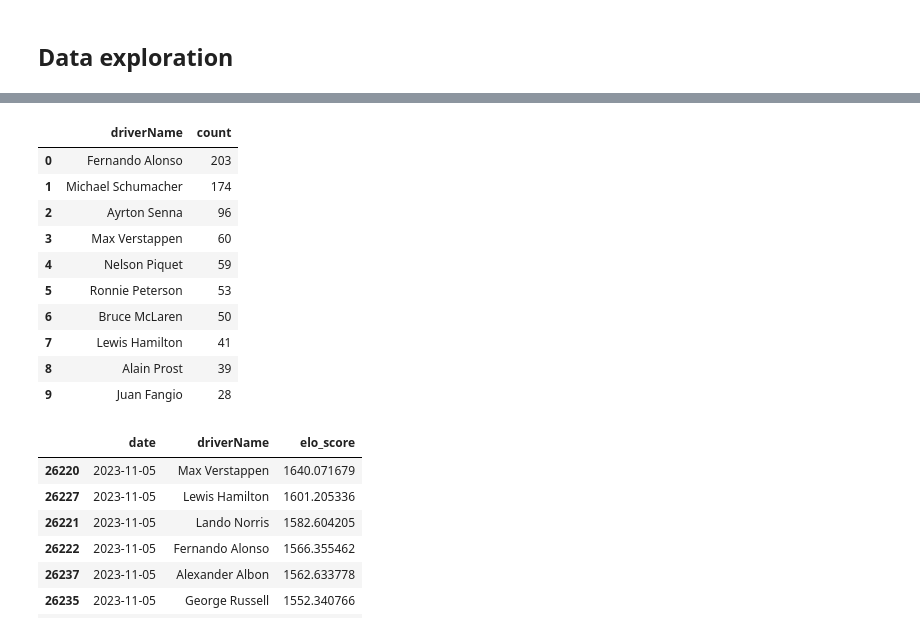
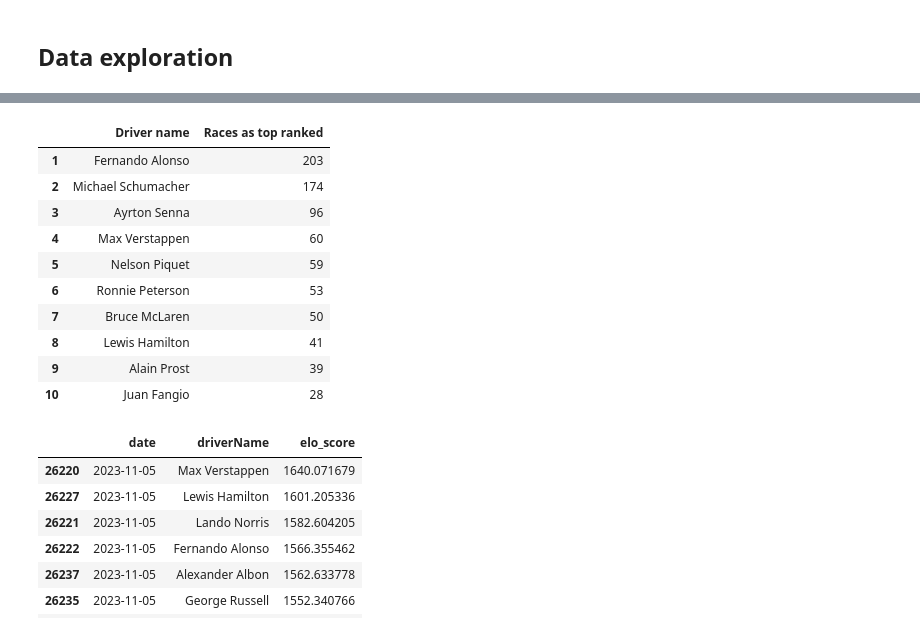
Before and after one commit to mwtmurphy/f1-rating-system, a Jupyter notebook: notebooks/prototyping.ipynb, the cells around one changed output, grey strips where cells are left out. Cells and saved outputs as stored; diff of their text form; code cells hidden in the pictures.

```diff
--- a/notebooks/prototyping.ipynb
+++ b/notebooks/prototyping.ipynb
@@ -22,3 +14,9 @@ drivers_df = pd.read_csv(f"{DATA_DIR}/raw/drivers.csv")[["driverId", "forename",
+# %%
+with open("../params.yaml") as conf_file:
+    CONFIG = yaml.safe_load(conf_file)
+
+mod_df = pd.read_csv(f"../{CONFIG['data']['modelled_path']}")
+drivers_df = pd.read_csv(f"../{CONFIG['data']['drivers_csv']}")[["driverId", "forename", "surname"]]
 # %% [markdown]
 ## Data cleaning
 # %%
@@ -46,20 +52,25 @@ px.line(gott_df, x="date", y="elo_score", color="driverName")
 # %%
 count_df = gott_days.reset_index()
 count_df = count_df.merge(drivers_df[["driverId", "driverName"]], on=["driverId"], how="left")
-count_df = count_df[["driverName", "count"]]
-count_df.head(10)
+count_df = count_df[["driverName", "count"]].rename(columns={
+    "driverName": "Driver name",
+    "count": "Races as top ranked"
+}).head(10)
+count_df.index += 1
+
+count_df
 # %% [output]
-|  | driverName | count |
-| 0 | Fernando Alonso | 203 |
-| 1 | Michael Schumacher | 174 |
-| 2 | Ayrton Senna | 96 |
-| 3 | Max Verstappen | 60 |
-| 4 | Nelson Piquet | 59 |
-| 5 | Ronnie Peterson | 53 |
-| 6 | Bruce McLaren | 50 |
-| 7 | Lewis Hamilton | 41 |
-| 8 | Alain Prost | 39 |
-| 9 | Juan Fangio | 28 |
+|  | Driver name | Races as top ranked |
+| 1 | Fernando Alonso | 203 |
+| 2 | Michael Schumacher | 174 |
+| 3 | Ayrton Senna | 96 |
+| 4 | Max Verstappen | 60 |
+| 5 | Nelson Piquet | 59 |
+| 6 | Ronnie Peterson | 53 |
+| 7 | Bruce McLaren | 50 |
+| 8 | Lewis Hamilton | 41 |
+| 9 | Alain Prost | 39 |
+| 10 | Juan Fangio | 28 |
 # %%
 
 drivers_23 = set(vis_df.loc[vis_df["year"] == 2023, "driverId"])
```
Also changed, not shown: parts of 3 cells of this notebook, 10 other files.
